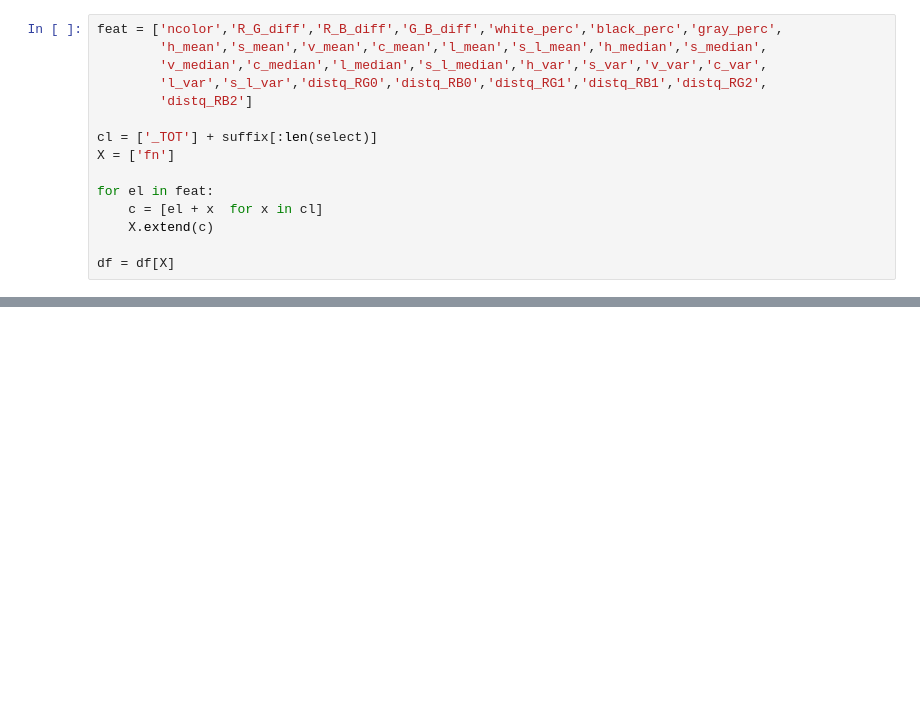
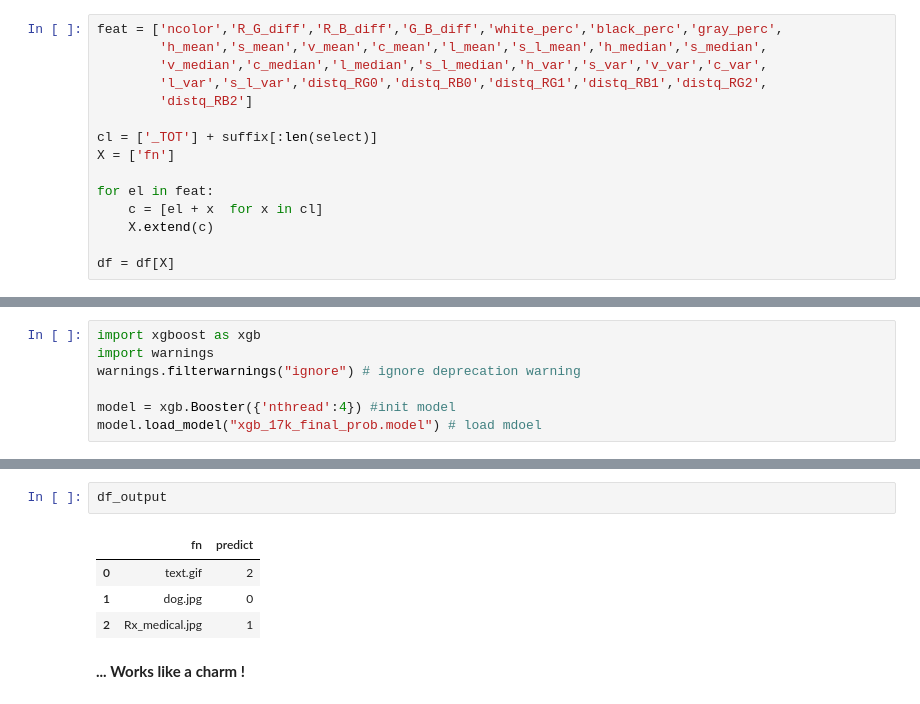
Before and after one commit to DocMB87/DS_LeoMarco, a Jupyter notebook: project_image_classification/class_images.ipynb, the cells around one changed output, grey strips where cells are left out. Cells and saved outputs as stored; diff of their text form; blank space fills up the shorter version.

```diff
--- a/project_image_classification/class_images.ipynb
+++ b/project_image_classification/class_images.ipynb
@@ -113,0 +124,7 @@ model = xgb.Booster(model_file='xgb_17k_final_prob.model')
+# %%
+import xgboost as xgb
+import warnings
+warnings.filterwarnings("ignore") # ignore deprecation warning
+
+model = xgb.Booster({'nthread':4}) #init model
+model.load_model("xgb_17k_final_prob.model") # load mdoel
@@ -121 +169,10 @@ df_output = df_output.join(pd.DataFrame({'predict':predictions_type}))
 df_output.to_csv('df_predicted.csv', sep=';', index=False)
+# %%
+df_output
+# %% [output]
+|  | fn | predict |
+| 0 | text.gif | 2 |
+| 1 | dog.jpg | 0 |
+| 2 | Rx_medical.jpg | 1 |
+# %% [markdown]
+**... Works like a charm !**
```
Also changed, not shown: parts of 18 cells of this notebook.
